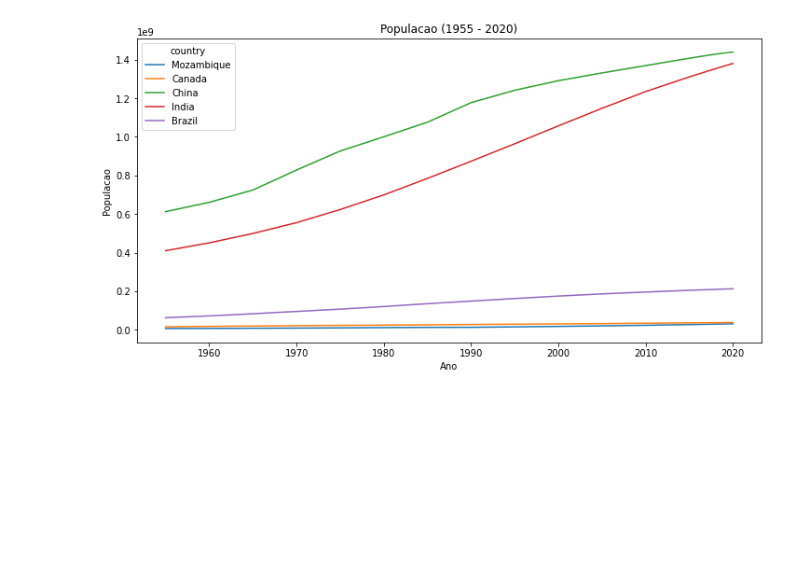
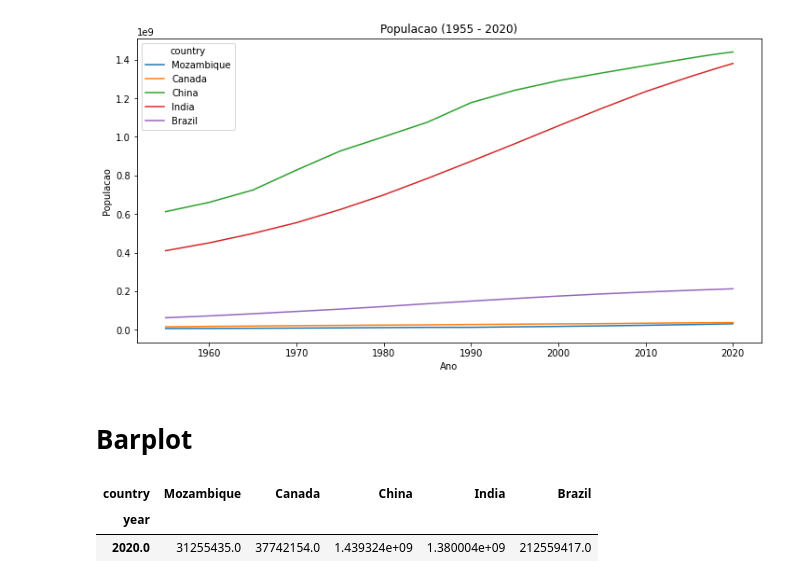
Before and after one commit to fernandogomesfg/Data-Analysis-with-Python-for-Excel-Users-Full-Course, a Jupyter notebook: MakingPivotTable.ipynb, the cells around one changed output. Cells and saved outputs as stored; diff of their text form; code cells hidden in the pictures; blank space fills up the shorter version.

```diff
--- a/MakingPivotTable.ipynb
+++ b/MakingPivotTable.ipynb
@@ -73,3 +73,5 @@ df_pivot.plot(kind = 'line', xlabel = 'Ano', ylabel = 'Populacao', title = 'Popu
 # %% [output]
 <matplotlib.axes._subplots.AxesSubplot at 0x...>
 [figure]
+# %% [markdown]
+# Barplot
@@ -75,0 +81,7 @@ df_pivot.plot(kind = 'line', xlabel = 'Ano', ylabel = 'Populacao', title = 'Popu
+# %%
+# show  new dataframe
+df_pivot_2020
+# %% [output]
+| country | Mozambique | Canada | China | India | Brazil |
+| year |  |  |  |  |  |
+| 2020.0 | 31255435.0 | 37742154.0 | 1.439324e+09 | 1.380004e+09 | 212559417.0 |
```
Also changed, not shown: parts of 3 cells of this notebook.
